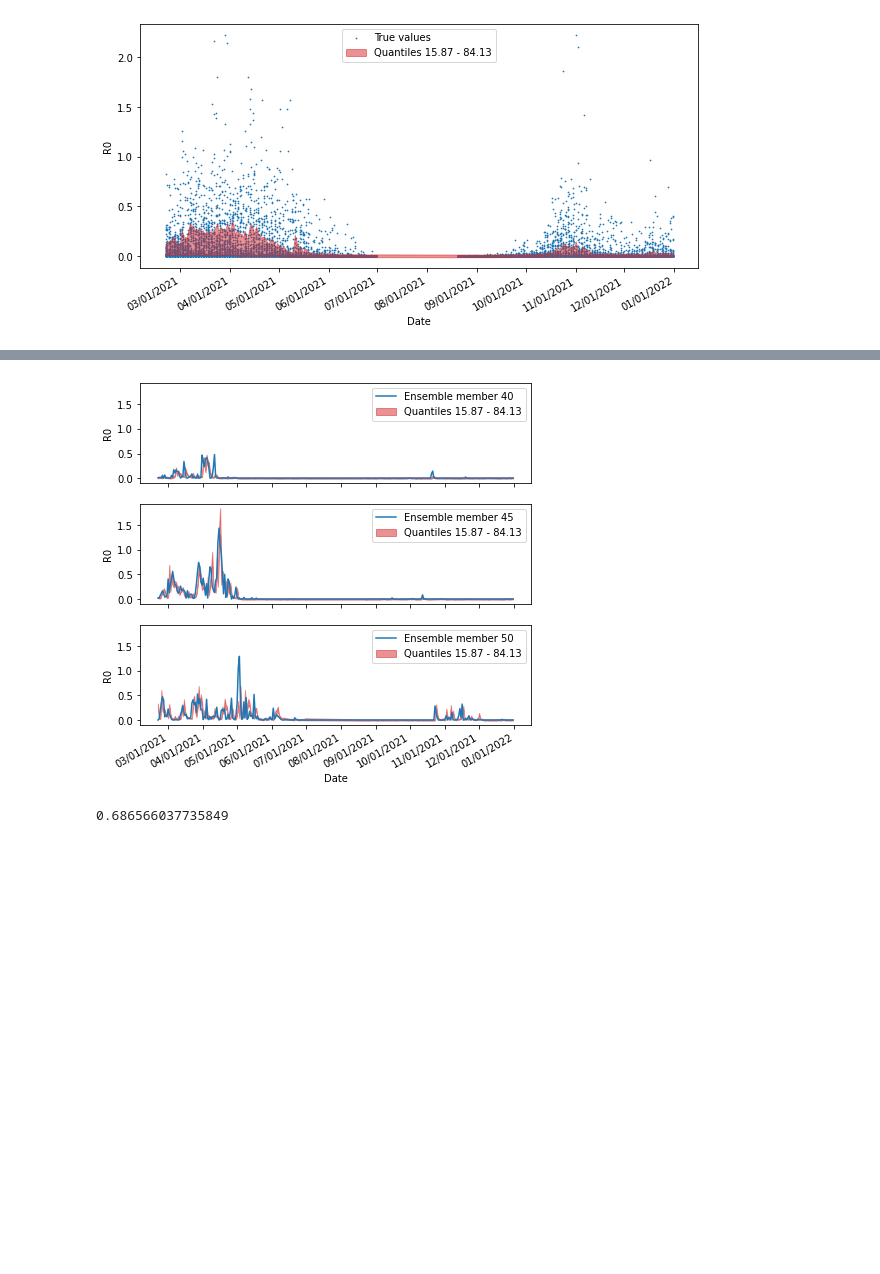
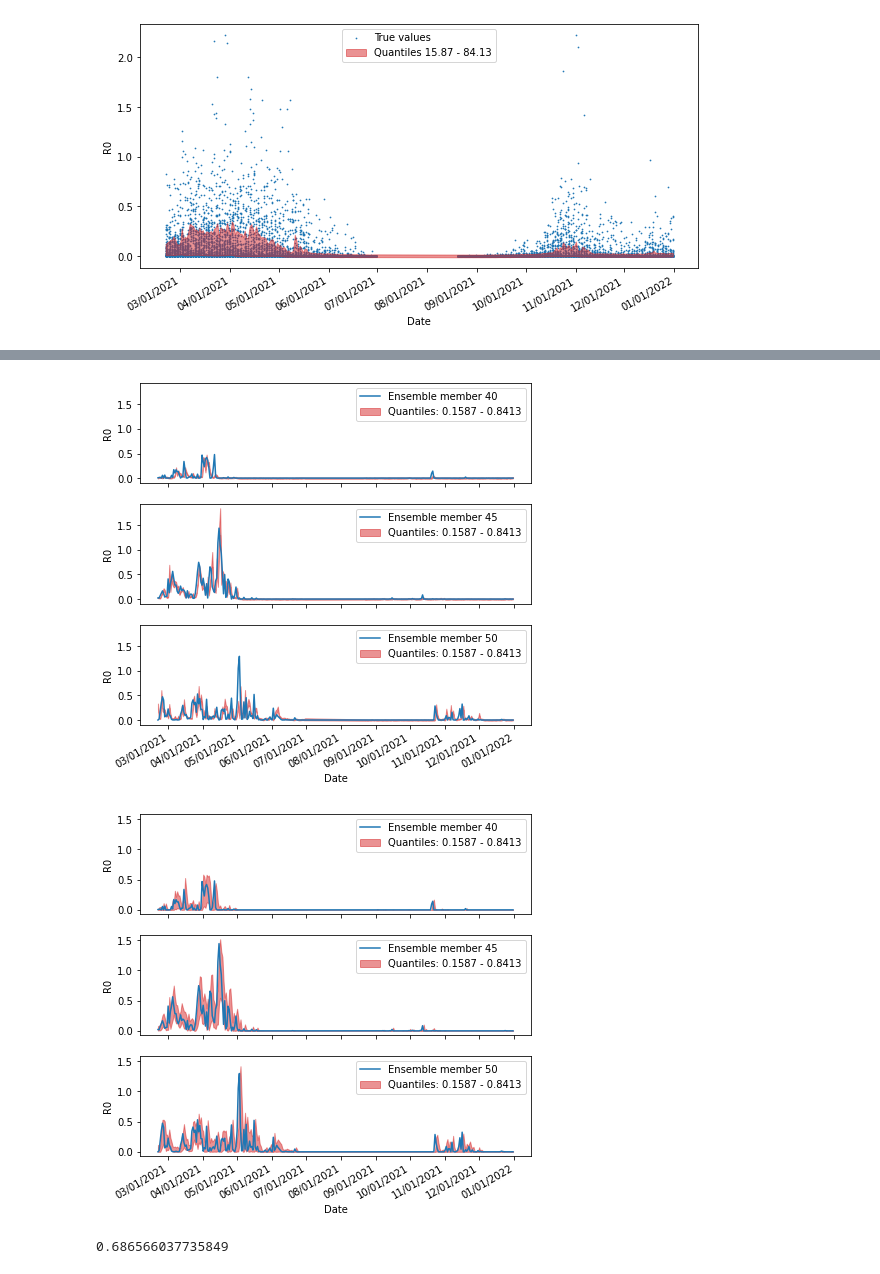
Before and after one commit to IBM/UQ-climate-impact-benchmarking, a Jupyter notebook: emsemble_modeling.ipynb, the cells around one changed output, grey strips where cells are left out. Drawn from its saved outputs; the diff is of its cells as text; code cells hidden in the pictures; blank space fills up the shorter version.

Commit message:
common df_test

```diff
--- a/emsemble_modeling.ipynb
+++ b/emsemble_modeling.ipynb
@@ -211,0 +169,5 @@ test_df
+# %%
+y_pred_quantiles = []
+for quantile, label in zip(quantiles, labels):
+    print('Predicting '+label+' quantile:', quantile)
+    y_pred_quantiles.append(y_pred.quantile(quantile, axis=1).values)
@@ -212 +178,3 @@ test_df
+# %%
+df_test_blstm = pd.concat([df_test.reset_index(), pd.DataFrame(np.array(y_pred_quantiles).T, columns=labels), y_pred], axis=1)
 # %%
@@ -244,0 +220,6 @@ y_pred_rfqr = train_rfqr(X_train, y_train, X_test, random_state, min_samples_spl
+# %%
+df_test_rfqr = pd.concat([df_test.reset_index(), y_pred_rfqr], axis=1)
+# %%
+for quantile, label in zip(quantiles, labels):
+    df_test_rfqr[label] = target_scaler.inverse_transform(df_test_rfqr[label].values)
+df_test_rfqr
@@ -266,6 +271,8 @@ plotting.aggregate_ensembles_samples(test_df, 'figures/blstm_2021_agg_samples.pd
 # %%
 iforecasts = [40, 45, 50]
-fig = plotting.plot_single_members(test_df, iforecasts, 'figures/blstm_2017-2021_iforecast.pdf')
+fig = plotting.plot_single_members(df_test_blstm, iforecasts, 'figures/blstm_2017-2021_iforecast.pdf')
+fig = plotting.plot_single_members(df_test_rfqr, iforecasts, 'figures/rfqr_2017-2021_iforecast.pdf')
 # %% [output]
-[figure, old version]
+[figure, new version]
+[figure, added]
 # %%
```
Also changed, not shown: parts of 21 cells of this notebook, 3 other files.
